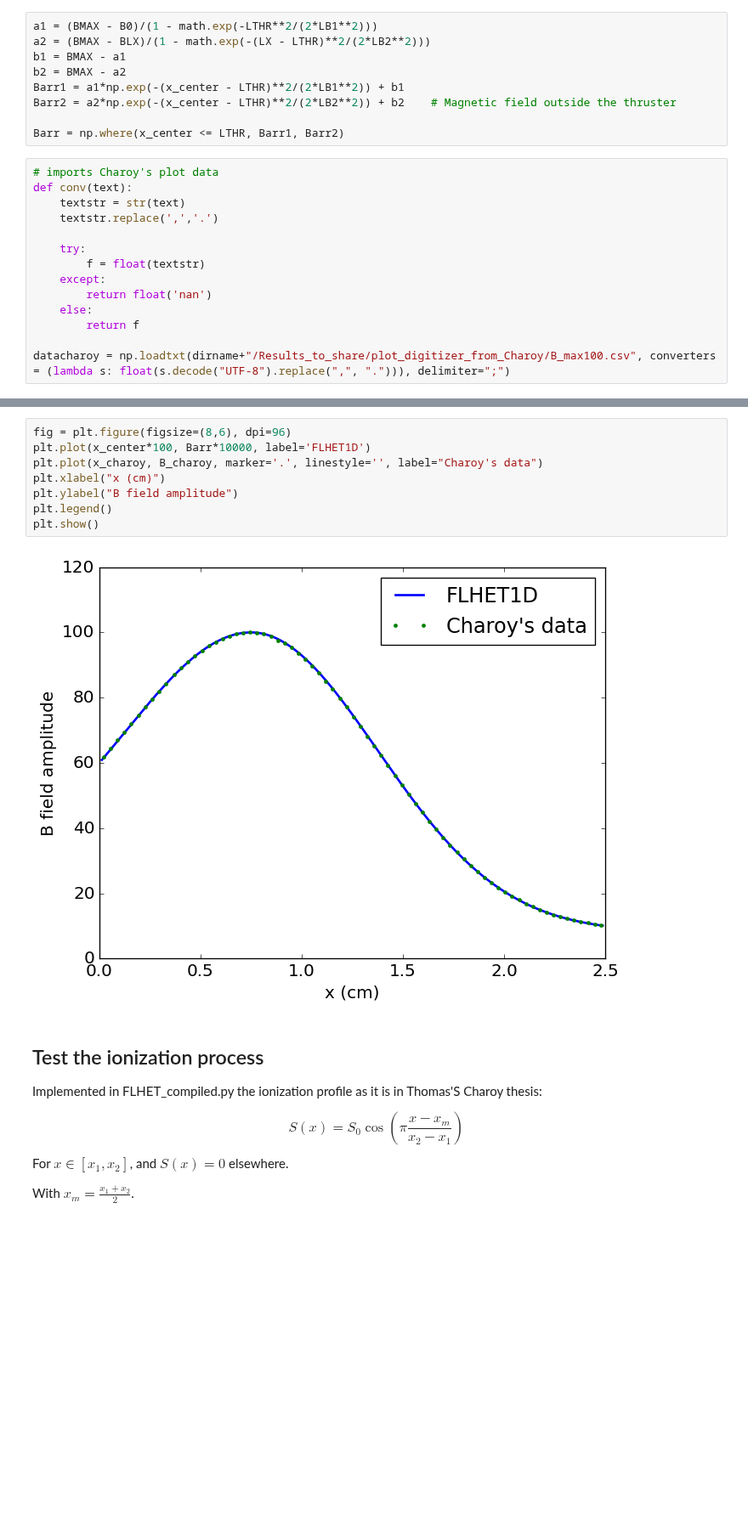
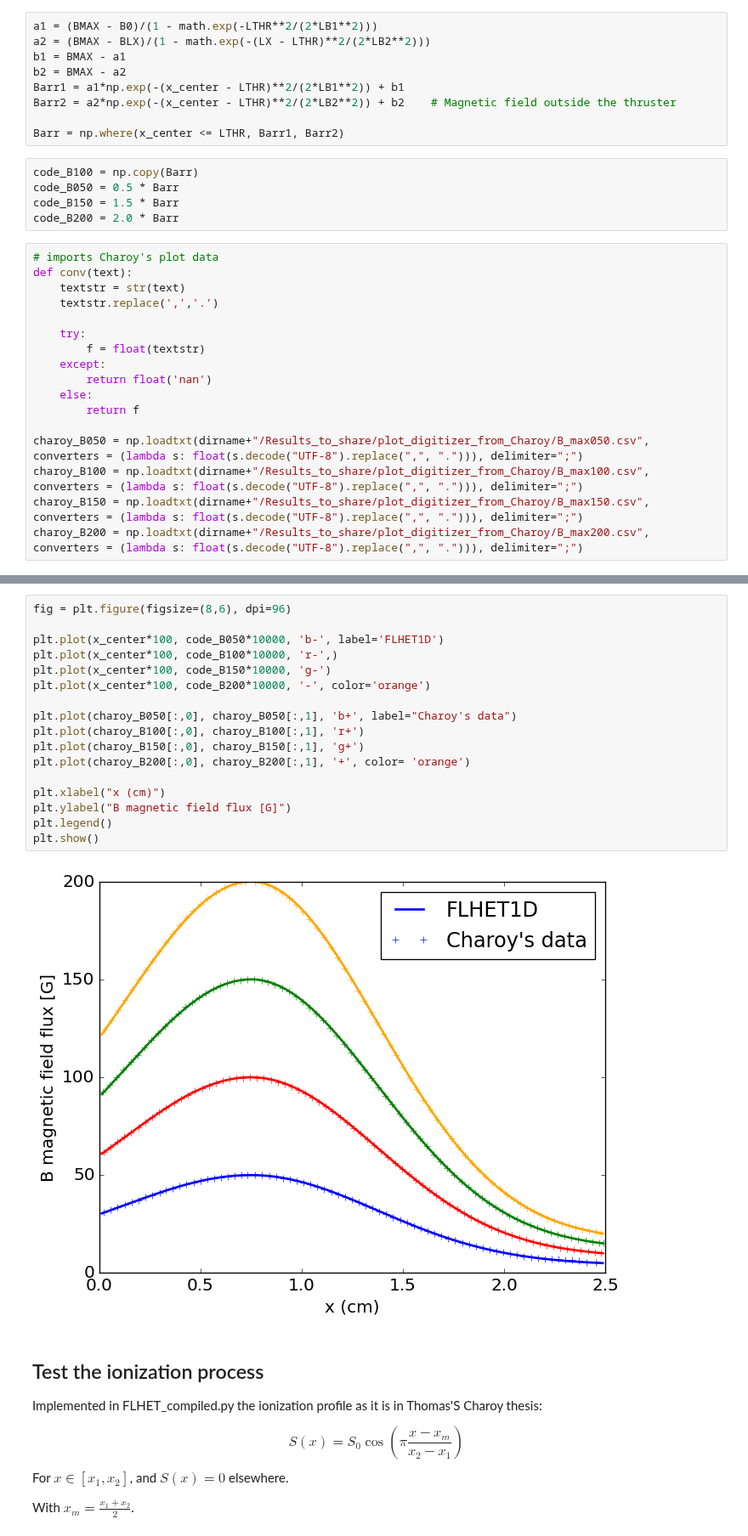
Before and after one commit to federicopetronio/FLHET1D, a Jupyter notebook: Plots_Charoy.ipynb, the cells around one changed output, grey strips where cells are left out. Shown at 85% size. Drawn from its saved outputs; the diff is of its cells as text; blank space fills up the shorter version.

```diff
--- a/Plots_Charoy.ipynb
+++ b/Plots_Charoy.ipynb
@@ -64,6 +64,11 @@ Barr1 = a1*np.exp(-(x_center - LTHR)**2/(2*LB1**2)) + b1
 Barr2 = a2*np.exp(-(x_center - LTHR)**2/(2*LB2**2)) + b2    # Magnetic field outside the thruster
 
 Barr = np.where(x_center <= LTHR, Barr1, Barr2)
+# %%
+code_B100 = np.copy(Barr)
+code_B050 = 0.5 * Barr
+code_B150 = 1.5 * Barr
+code_B200 = 2.0 * Barr
 # %%
 # imports Charoy's plot data
 def conv(text):
@@ -77,5 +82,8 @@ def conv(text):
     else:
         return f
 
-datacharoy = np.loadtxt(dirname+"/Results_to_share/plot_digitizer_from_Charoy/B_max100.csv", converters = (lambda s: float(s.decode("UTF-8").replace(",", "."))), delimiter=";")
+charoy_B050 = np.loadtxt(dirname+"/Results_to_share/plot_digitizer_from_Charoy/B_max050.csv", converters = (lambda s: float(s.decode("UTF-8").replace(",", "."))), delimiter=";")
+charoy_B100 = np.loadtxt(dirname+"/Results_to_share/plot_digitizer_from_Charoy/B_max100.csv", converters = (lambda s: float(s.decode("UTF-8").replace(",", "."))), delimiter=";")
+charoy_B150 = np.loadtxt(dirname+"/Results_to_share/plot_digitizer_from_Charoy/B_max150.csv", converters = (lambda s: float(s.decode("UTF-8").replace(",", "."))), delimiter=";")
+charoy_B200 = np.loadtxt(dirname+"/Results_to_share/plot_digitizer_from_Charoy/B_max200.csv", converters = (lambda s: float(s.decode("UTF-8").replace(",", "."))), delimiter=";")
 # %%
@@ -104,13 +109,22 @@ B_charoy = datacharoy[:, 1]
 # %%
 fig = plt.figure(figsize=(8,6), dpi=96)
-plt.plot(x_center*100, Barr*10000, label='FLHET1D')
-plt.plot(x_charoy, B_charoy, marker='.', linestyle='', label="Charoy's data")
+
+plt.plot(x_center*100, code_B050*10000, 'b-', label='FLHET1D')
+plt.plot(x_center*100, code_B100*10000, 'r-',)
+plt.plot(x_center*100, code_B150*10000, 'g-')
+plt.plot(x_center*100, code_B200*10000, '-', color='orange')
+
+plt.plot(charoy_B050[:,0], charoy_B050[:,1], 'b+', label="Charoy's data")
+plt.plot(charoy_B100[:,0], charoy_B100[:,1], 'r+')
+plt.plot(charoy_B150[:,0], charoy_B150[:,1], 'g+')
+plt.plot(charoy_B200[:,0], charoy_B200[:,1], '+', color= 'orange')
+
 plt.xlabel("x (cm)")
-plt.ylabel("B field amplitude")
+plt.ylabel("B magnetic field flux [G]")
 plt.legend()
 plt.show()
 # %% [output]
-[figure, old version]
+[figure, new version]
 # %% [markdown]
 ## Test the ionization process
 
```
Also changed, not shown: parts of 3 cells of this notebook, 3 other files.
